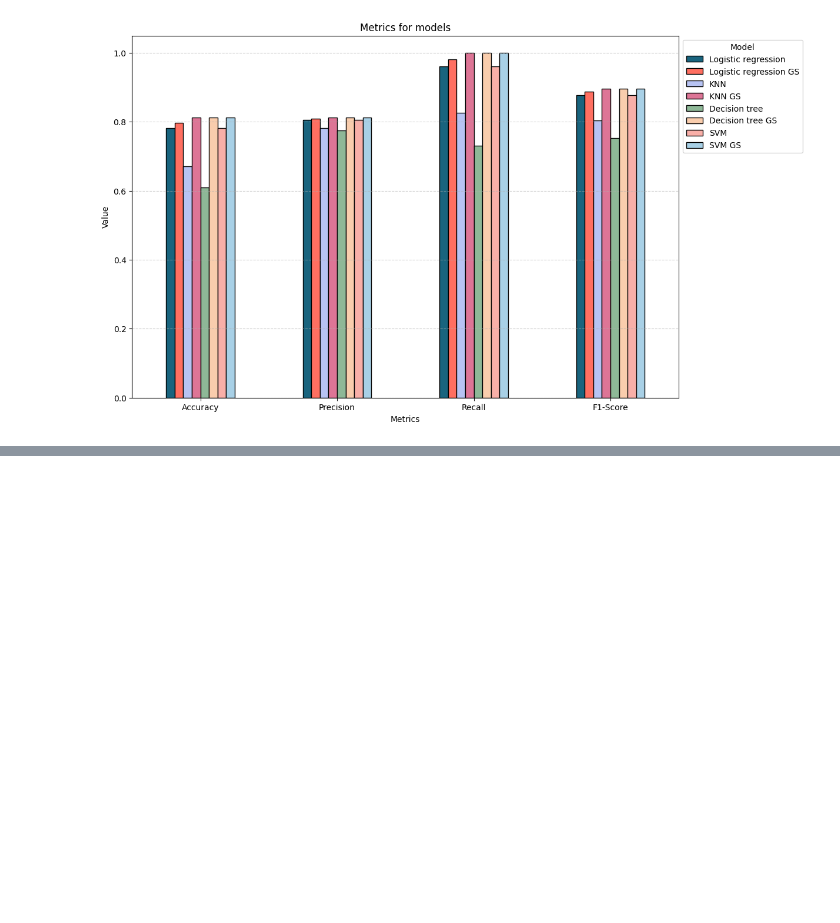
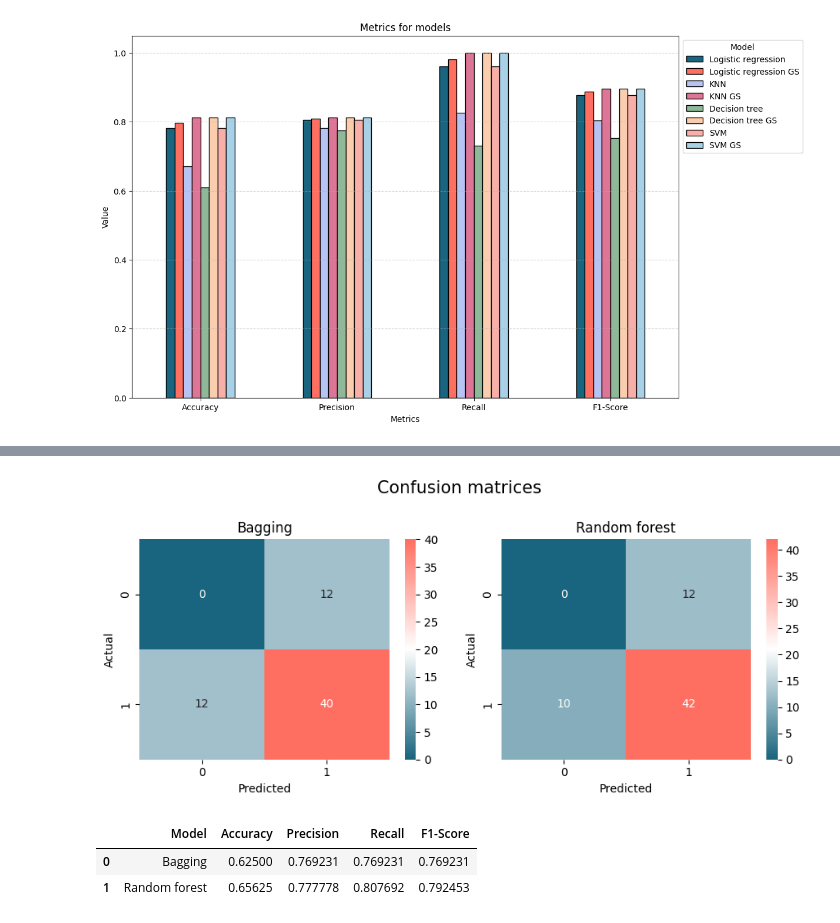
Before and after one commit to dalimvc/Clustering-and-Classification-Models, a Jupyter notebook: DS24-Classification-b21dalmi.ipynb, the cells around one changed output, grey strips where cells are left out. Drawn from its saved outputs; the diff is of its cells as text; code cells hidden in the pictures; blank space fills up the shorter version.

```diff
--- a/DS24-Classification-b21dalmi.ipynb
+++ b/DS24-Classification-b21dalmi.ipynb
@@ -1392,0 +1437,5 @@ plt.show()
+# %%
+#confusion matrix
+conf_matrix_bagging = confusion_matrix(y_test, y_pred_bagging)
+print("Confusion matrix:")
+print(conf_matrix_bagging)
@@ -1392,0 +1515,10 @@ plt.show()
+# %%
+#radome forest classifier
+from sklearn.ensemble import RandomForestClassifier
+
+#initializing the model
+random_forest = RandomForestClassifier(n_estimators=500, max_samples=100, bootstrap=True, n_jobs=-1, random_state=42)
+random_forest.fit(x_train, y_train)
+
+#making predictions
+y_pred_random_forest = random_forest.predict(x_test)
@@ -1392,0 +1549,5 @@ plt.show()
+# %%
+#confusion matrix
+conf_matrix_random_forest = confusion_matrix(y_test, y_pred_random_forest)
+print("Confusion matrix:")
+print(conf_matrix_random_forest)
@@ -1392,0 +1620,34 @@ plt.show()
+# %%
+#adding confusion matrices to the array and their namess
+conf_matrices = [conf_matrix_bagging, conf_matrix_random_forest]
+titles = ['Bagging', 'Random forest']
+
+fig, axes = plt.subplots(1, 2, figsize=(9, 4))
+
+#looping and showing data
+for i, ax in enumerate(axes.ravel()):
+    sns.heatmap(conf_matrices[i], annot=True, fmt='d', cmap=custom_cmap, ax=ax)
+    ax.set_title(titles[i])
+    ax.set_xlabel("Predicted")
+    ax.set_ylabel("Actual")
+
+plt.suptitle("Confusion matrices", fontsize=15, y=1.0)
+plt.subplots_adjust(hspace=0.3, wspace=0.6) #adjusting space between plots
+plt.tight_layout()
+plt.show()
+# %% [output]
+[figure, added]
+# %%
+metrics_3 = pd.DataFrame({
+    'Model': ['Bagging', 'Random forest'],
+    'Accuracy': [accuracy_bagging, accuracy_random_forest],
+    'Precision': [precision_bagging, precision_random_forest],
+    'Recall': [recall_bagging, recall_random_forest],
+    'F1-Score': [f1_bagging, f1_random_forest]
+})
+
+metrics_3.head()
+# %% [output]
+|  | Model | Accuracy | Precision | Recall | F1-Score |
+| 0 | Bagging | 0.62500 | 0.769231 | 0.769231 | 0.769231 |
+| 1 | Random forest | 0.65625 | 0.777778 | 0.807692 | 0.792453 |
```
Also changed, not shown: parts of 30 cells of this notebook, 1 other file.
